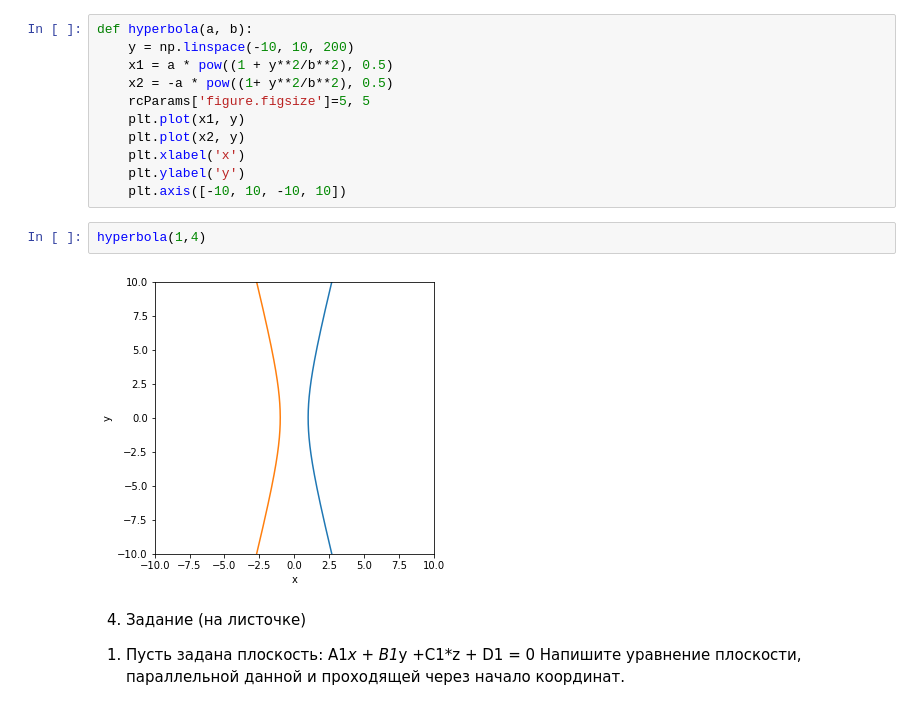
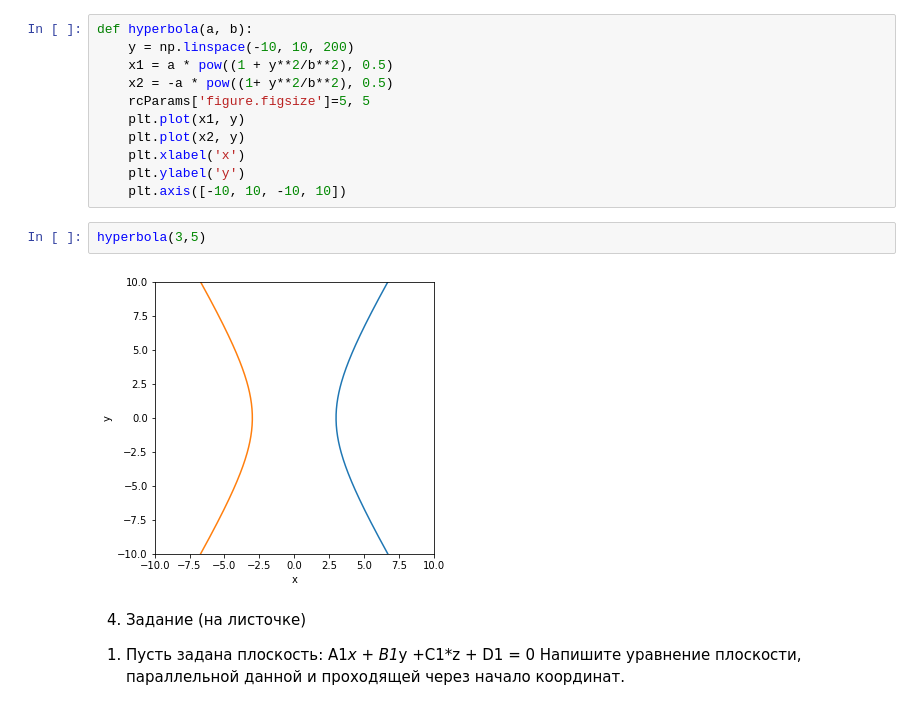
Before and after one commit to aldalinde/Python_for_DSc, a Jupyter notebook: higher_math_1.ipynb, the cells around one changed output. Cells and saved outputs as stored; diff of their text form.

```diff
--- a/higher_math_1.ipynb
+++ b/higher_math_1.ipynb
@@ -197,10 +222,10 @@ def hyperbola(a, b):
     plt.xlabel('x')
     plt.ylabel('y')
     plt.axis([-10, 10, -10, 10])
-# %%
-hyperbola(1,4)
-# %% [output]
-[figure, removed]
+# %%
+hyperbola(3,5)
+# %% [output]
+[figure, added]
 # %% [markdown]
 4. Задание (на листочке)
 1) Пусть задана плоскость:
```
Also changed, not shown: parts of 5 cells of this notebook.
